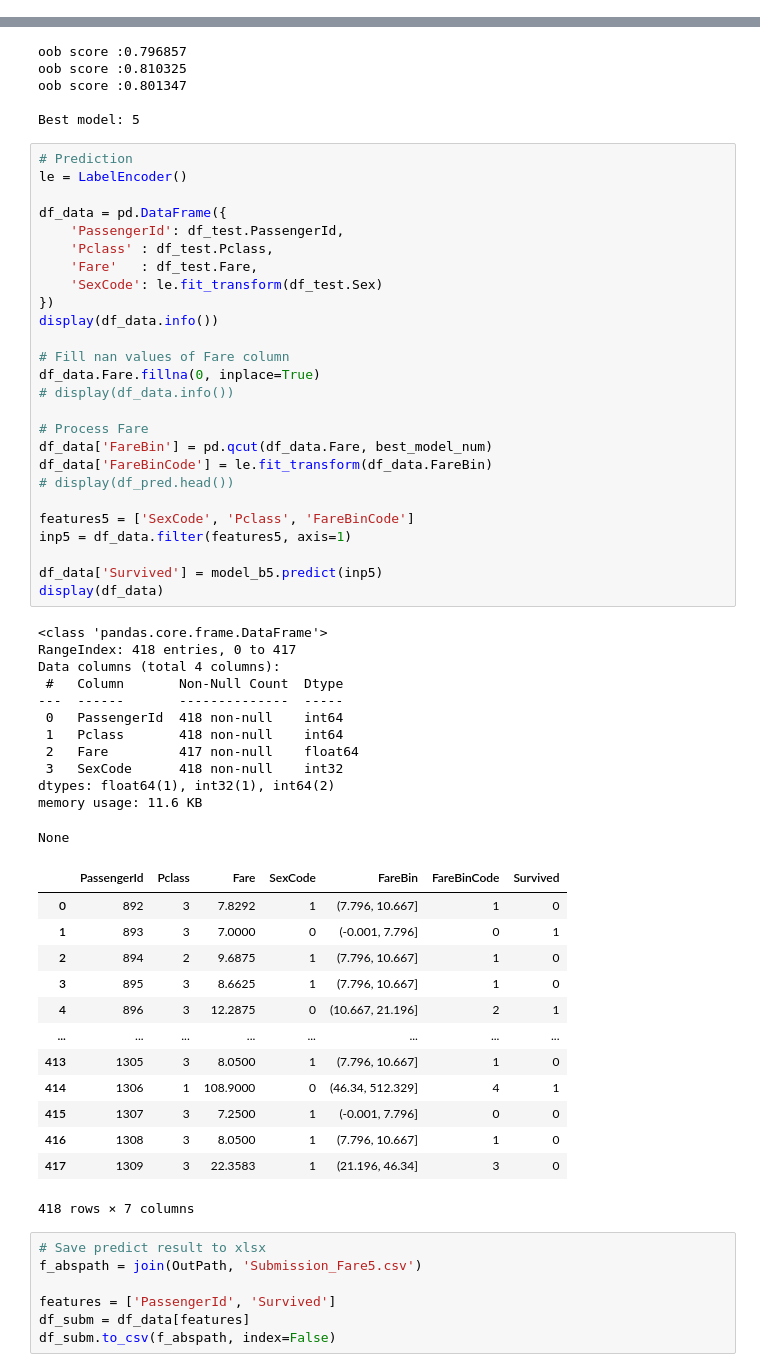
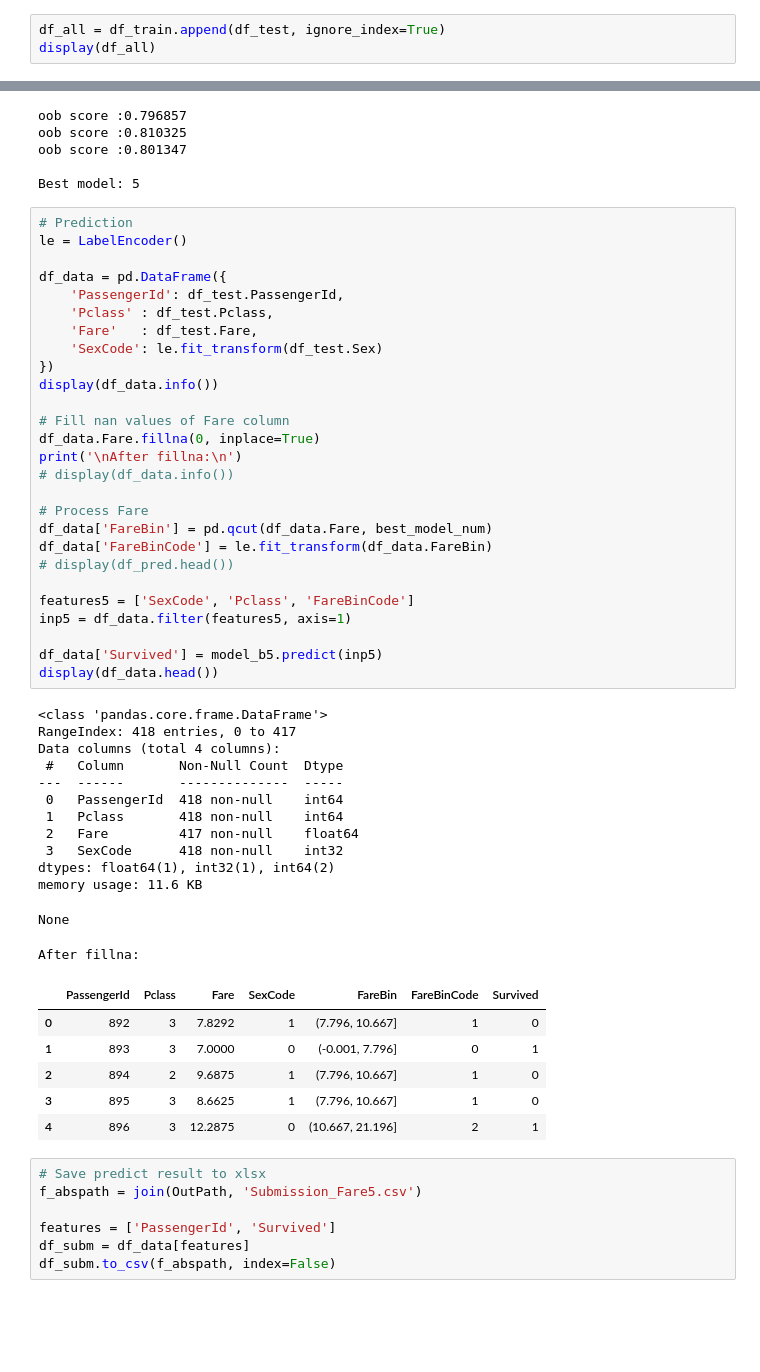
Before and after one commit to morpheus9631/titanic, a Jupyter notebook: ipynb/train_v2.ipynb, the cells around one changed output, grey strips where cells are left out. Drawn from its saved outputs; the diff is of its cells as text; blank space fills up the shorter version.

```diff
--- a/ipynb/train_v2.ipynb
+++ b/ipynb/train_v2.ipynb
@@ -67,0 +64,3 @@ display(df_test.head(10))
+# %%
+df_all = df_train.append(df_test, ignore_index=True)
+display(df_all)
@@ -638,44 +650,39 @@ display(df_data.info())
 
 # Fill nan values of Fare column
 df_data.Fare.fillna(0, inplace=True)
+print('\nAfter fillna:\n')
 # display(df_data.info())
 
 # Process Fare
 df_data['FareBin'] = pd.qcut(df_data.Fare, best_model_num)
 df_data['FareBinCode'] = le.fit_transform(df_data.FareBin)
 # display(df_pred.head())
 
 features5 = ['SexCode', 'Pclass', 'FareBinCode']
 inp5 = df_data.filter(features5, axis=1)
 
 df_data['Survived'] = model_b5.predict(inp5)
-display(df_data)
+display(df_data.head())
 # %% [output]
 <class 'pandas.core.frame.DataFrame'>
 RangeIndex: 418 entries, 0 to 417
 Data columns (total 4 columns):
  #   Column       Non-Null Count  Dtype
 ---  ------       --------------  -----
  0   PassengerId  418 non-null    int64
  1   Pclass       418 non-null    int64
  2   Fare         417 non-null    float64
  3   SexCode      418 non-null    int32
 dtypes: float64(1), int32(1), int64(2)
 memory usage: 11.6 KB
 None
+After fillna:
 |  | PassengerId | Pclass | Fare | SexCode | FareBin | FareBinCode | Survived |
 | 0 | 892 | 3 | 7.8292 | 1 | (7.796, 10.667] | 1 | 0 |
 | 1 | 893 | 3 | 7.0000 | 0 | (-0.001, 7.796] | 0 | 1 |
 | 2 | 894 | 2 | 9.6875 | 1 | (7.796, 10.667] | 1 | 0 |
 | 3 | 895 | 3 | 8.6625 | 1 | (7.796, 10.667] | 1 | 0 |
 | 4 | 896 | 3 | 12.2875 | 0 | (10.667, 21.196] | 2 | 1 |
-| ... | ... | ... | ... | ... | ... | ... | ... |
-| 413 | 1305 | 3 | 8.0500 | 1 | (7.796, 10.667] | 1 | 0 |
-| 414 | 1306 | 1 | 108.9000 | 0 | (46.34, 512.329] | 4 | 1 |
-| 415 | 1307 | 3 | 7.2500 | 1 | (-0.001, 7.796] | 0 | 0 |
-| 416 | 1308 | 3 | 8.0500 | 1 | (7.796, 10.667] | 1 | 0 |
-| 417 | 1309 | 3 | 22.3583 | 1 | (21.196, 46.34] | 3 | 0 |
-418 rows × 7 columns
 # %%
 # Save predict result to xlsx
 f_abspath = join(OutPath, 'Submission_Fare5.csv')
```
Also changed, not shown: parts of 7 cells of this notebook, 4 other files.
